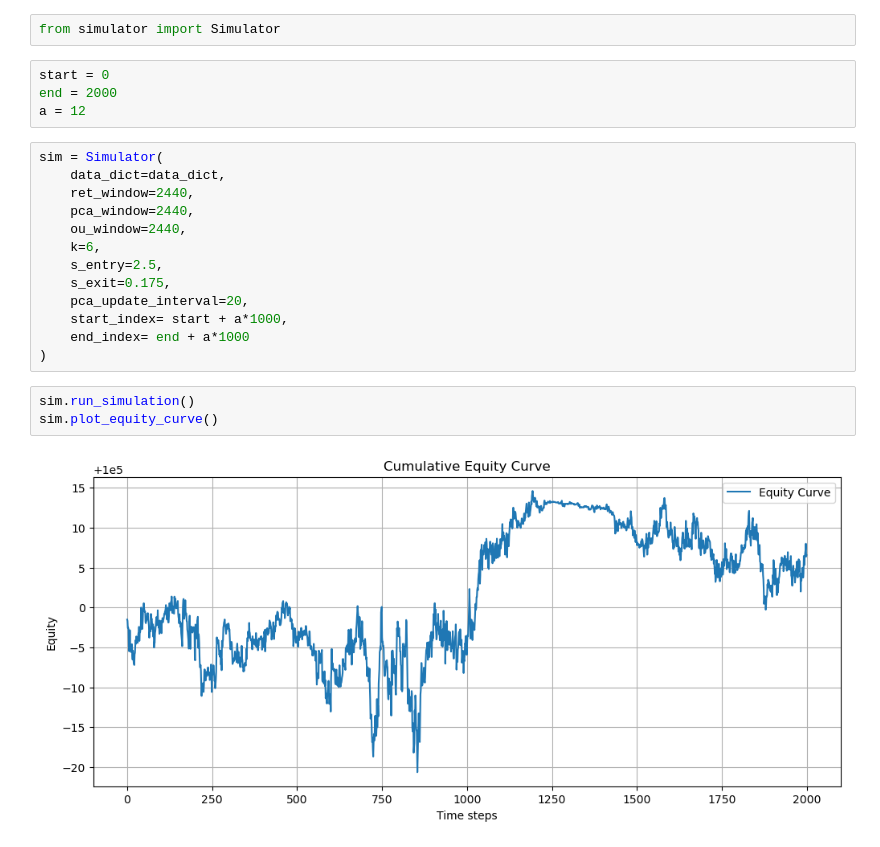
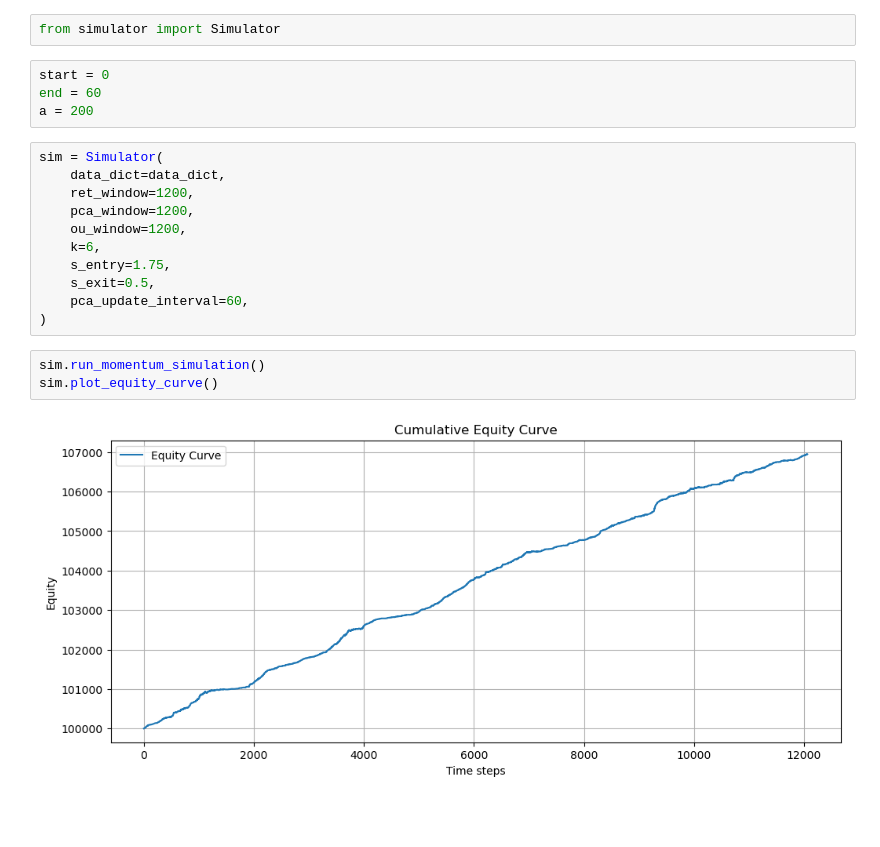
Before and after one commit to PrasunBanerjee04/Arbitrage, a Jupyter notebook: research/PCAStatArb.ipynb, the cells around one changed output. Drawn from its saved outputs; the diff is of its cells as text; blank space fills up the shorter version.

Commit message:
momentum

```diff
--- a/research/PCAStatArb.ipynb
+++ b/research/PCAStatArb.ipynb
@@ -247,23 +247,21 @@ plt.show()
 from simulator import Simulator
 # %%
 start = 0
-end = 2000
-a = 12
+end = 60
+a = 200
 # %%
 sim = Simulator(
     data_dict=data_dict,
-    ret_window=2440,
-    pca_window=2440,
-    ou_window=2440,
+    ret_window=1200,
+    pca_window=1200,
+    ou_window=1200,
     k=6,
-    s_entry=2.5,
-    s_exit=0.175,
-    pca_update_interval=20,
-    start_index= start + a*1000,
-    end_index= end + a*1000
+    s_entry=1.75,
+    s_exit=0.5,
+    pca_update_interval=60,
 )
 # %%
-sim.run_simulation()
+sim.run_momentum_simulation()
 sim.plot_equity_curve()
 # %% [output]
-[figure, old version]
+[figure, new version]
```
Also changed, not shown: 2 other files.
